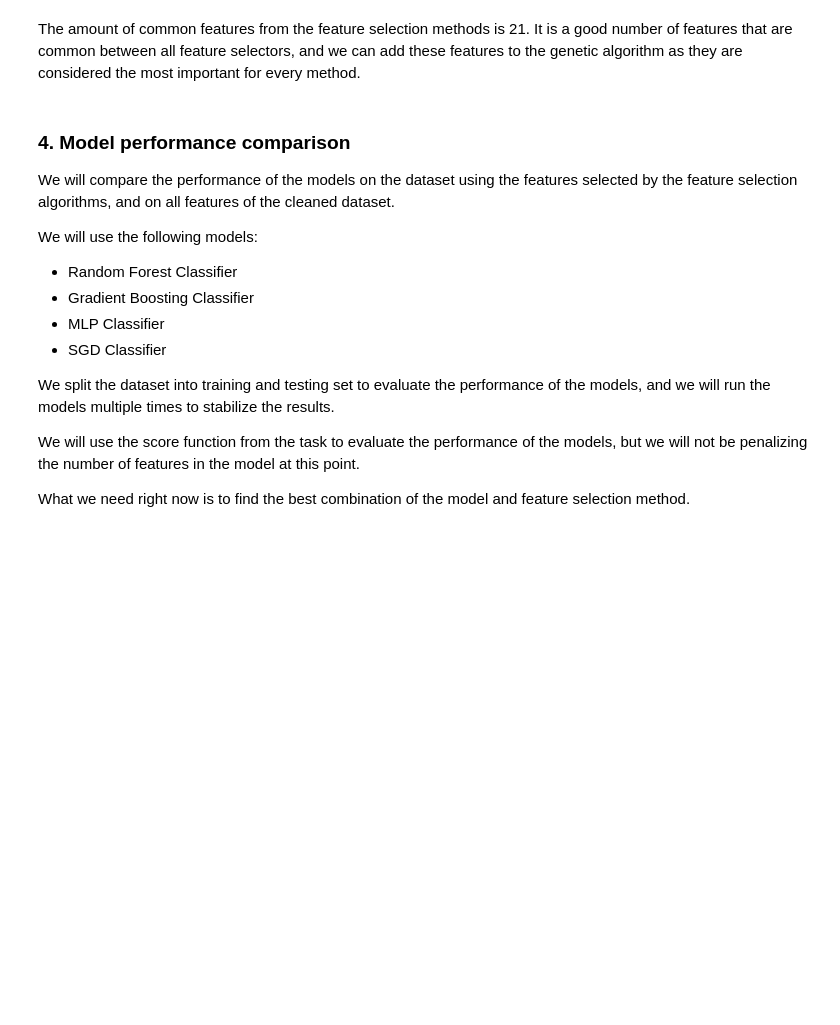
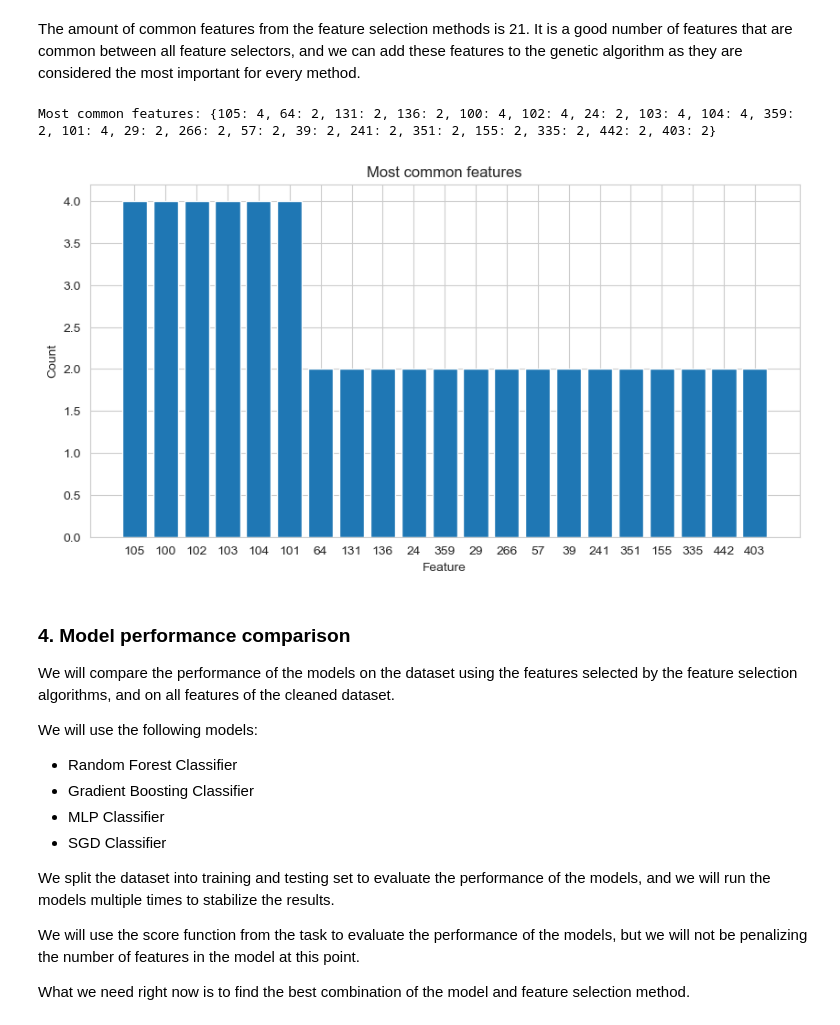
Before and after one commit to KarinaTiurina/aml_projects, a Jupyter notebook: Project2/data/feature_selection_algorithm_comparison.ipynb, the cells around one changed output. Cells and saved outputs as stored; diff of their text form; code cells hidden in the pictures; blank space fills up the shorter version.

```diff
--- a/Project2/data/feature_selection_algorithm_comparison.ipynb
+++ b/Project2/data/feature_selection_algorithm_comparison.ipynb
@@ -205,6 +205,35 @@ import pickle
 
 with open('selected_features_per_method.pkl', 'rb') as f:
     selected_features_per_method = pickle.load(f)
+# %%
+# Plot the most common features
+import matplotlib.pyplot as plt
+from collections import Counter
+
+selected_features_per_method_without_common = {
+    key: list(map(int, value))
+    for key, value in selected_features_per_method.items()
+}
+
+del selected_features_per_method_without_common['common_features']
+del selected_features_per_method_without_common['intersection_common_features']
+
+most_common_features = Counter(np.concatenate(list(selected_features_per_method_without_common.values())))
+most_common_features = {key: value for key, value in most_common_features.items() if value > 1}
+
+print(f'Most common features: {most_common_features}')
+
+plt.figure(figsize=(10, 5))
+plt.title('Most common features')
+plt.xlabel('Feature')
+plt.ylabel('Count')
+
+sorted_features = sorted(most_common_features.items(), key=lambda x: x[1], reverse=True)
+plt.bar([str(feature) for feature, count in sorted_features], [count for feature, count in sorted_features])
+plt.show()
+# %% [output]
+Most common features: {105: 4, 64: 2, 131: 2, 136: 2, 100: 4, 102: 4, 24: 2, 103: 4, 104: 4, 359: 2, 101: 4, 29: 2, 266: 2, 57: 2, 39: 2, 241: 2, 351: 2, 155: 2, 335: 2, 442: 2, 403: 2}
+[figure, added]
 # %% [markdown]
 ### 4. Model performance comparison
 
```
Also changed, not shown: parts of 3 cells of this notebook, 7 other files.
